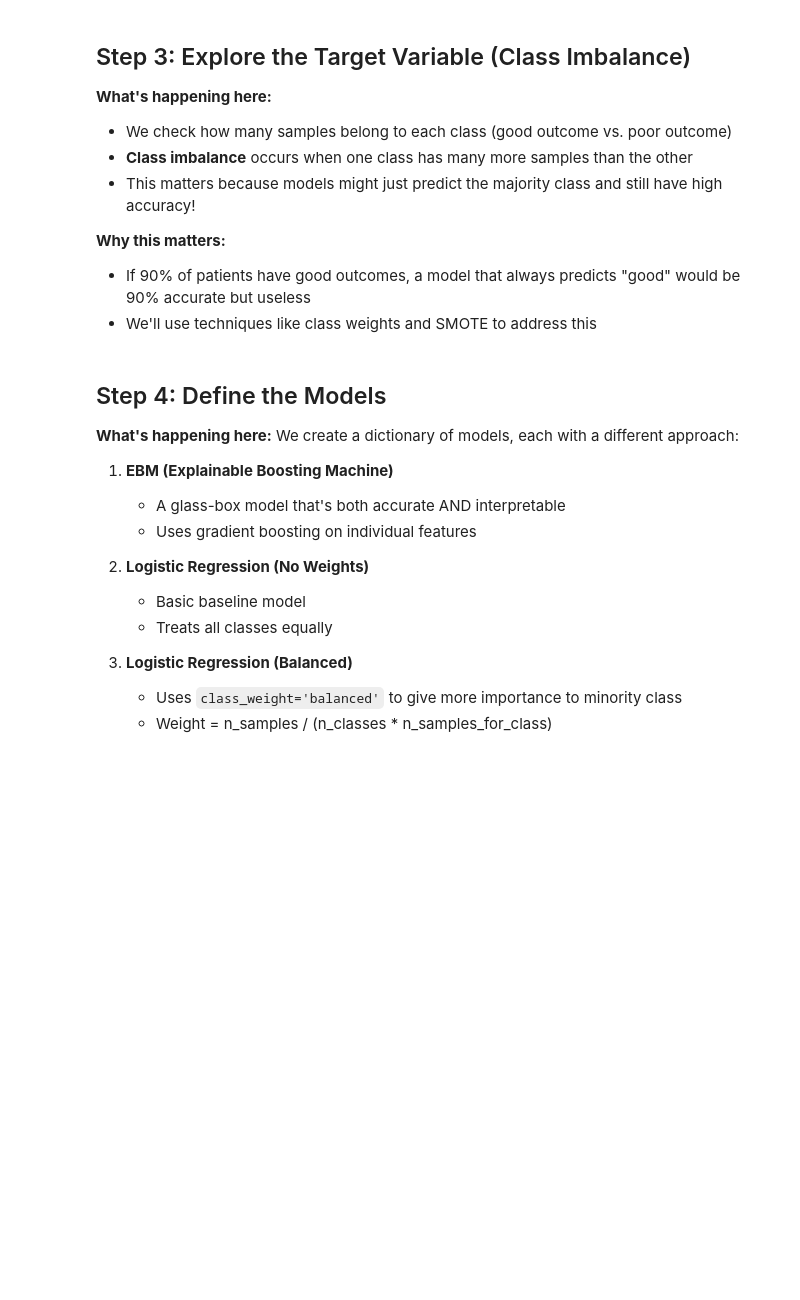
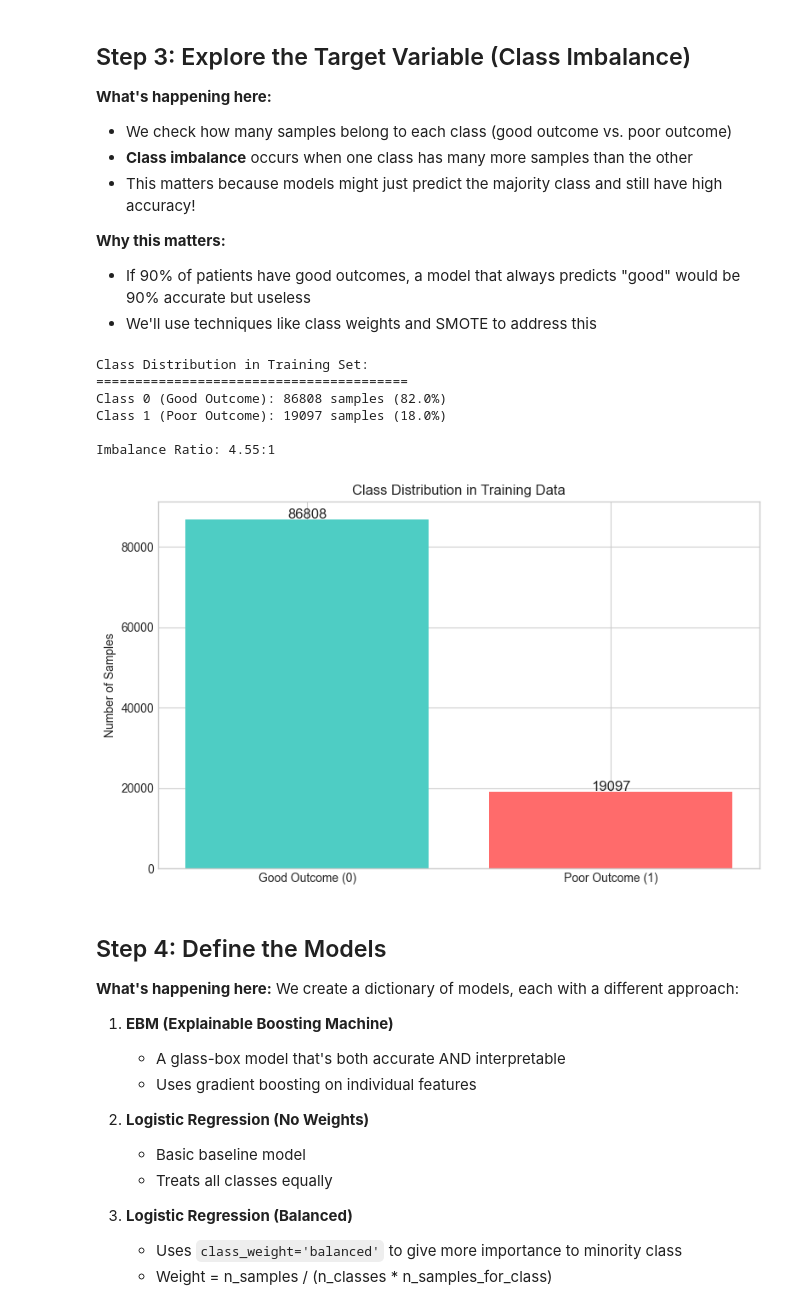
Before and after one commit to saras-audrius/EAISI-Group-Project---NHS, a Jupyter notebook: code/Models Yvonne.ipynb, the cells around one changed output. Cells and saved outputs as stored; diff of their text form; code cells hidden in the pictures; blank space fills up the shorter version.

```diff
--- a/code/Models Yvonne.ipynb
+++ b/code/Models Yvonne.ipynb
@@ -162,31 +182,39 @@ print(f"\nAll columns are now numeric: {X_train.select_dtypes(include=['object']
 # %%
 # Count class distribution
 unique, counts = np.unique(y_train, return_counts=True)
 class_distribution = dict(zip(unique, counts))
 
 print("Class Distribution in Training Set:")
 print("=" * 40)
 for cls, count in class_distribution.items():
     percentage = count / len(y_train) * 100
     label = "Poor Outcome" if cls == 1 else "Good Outcome"
     print(f"Class {cls} ({label}): {count} samples ({percentage:.1f}%)")
 
 # Calculate imbalance ratio
 majority_class = max(counts)
 minority_class = min(counts)
 imbalance_ratio = majority_class / minority_class
 print(f"\nImbalance Ratio: {imbalance_ratio:.2f}:1")
 
 # Visualize
 fig, ax = plt.subplots(figsize=(8, 5))
-bars = ax.bar(['Poor Outcome (1)', 'Good Outcome (0)'], counts, color=['#ff6b6b', '#4ecdc4'])
+bars = ax.bar(['Good Outcome (0)', 'Poor Outcome (1)'], counts, color=['#4ecdc4', '#ff6b6b'])
 ax.set_ylabel('Number of Samples')
 ax.set_title('Class Distribution in Training Data')
 for bar, count in zip(bars, counts):
     ax.text(bar.get_x() + bar.get_width()/2, bar.get_height() + 100,
             f'{count}', ha='center', fontsize=12)
 plt.tight_layout()
 plt.show()
+# %% [output]
+Class Distribution in Training Set:
+========================================
+Class 0 (Good Outcome): 86808 samples (82.0%)
+Class 1 (Poor Outcome): 19097 samples (18.0%)
+
+Imbalance Ratio: 4.55:1
+[figure, added]
 # %% [markdown]
 ## Step 4: Define the Models
 
```
Also changed, not shown: parts of 36 cells of this notebook.
